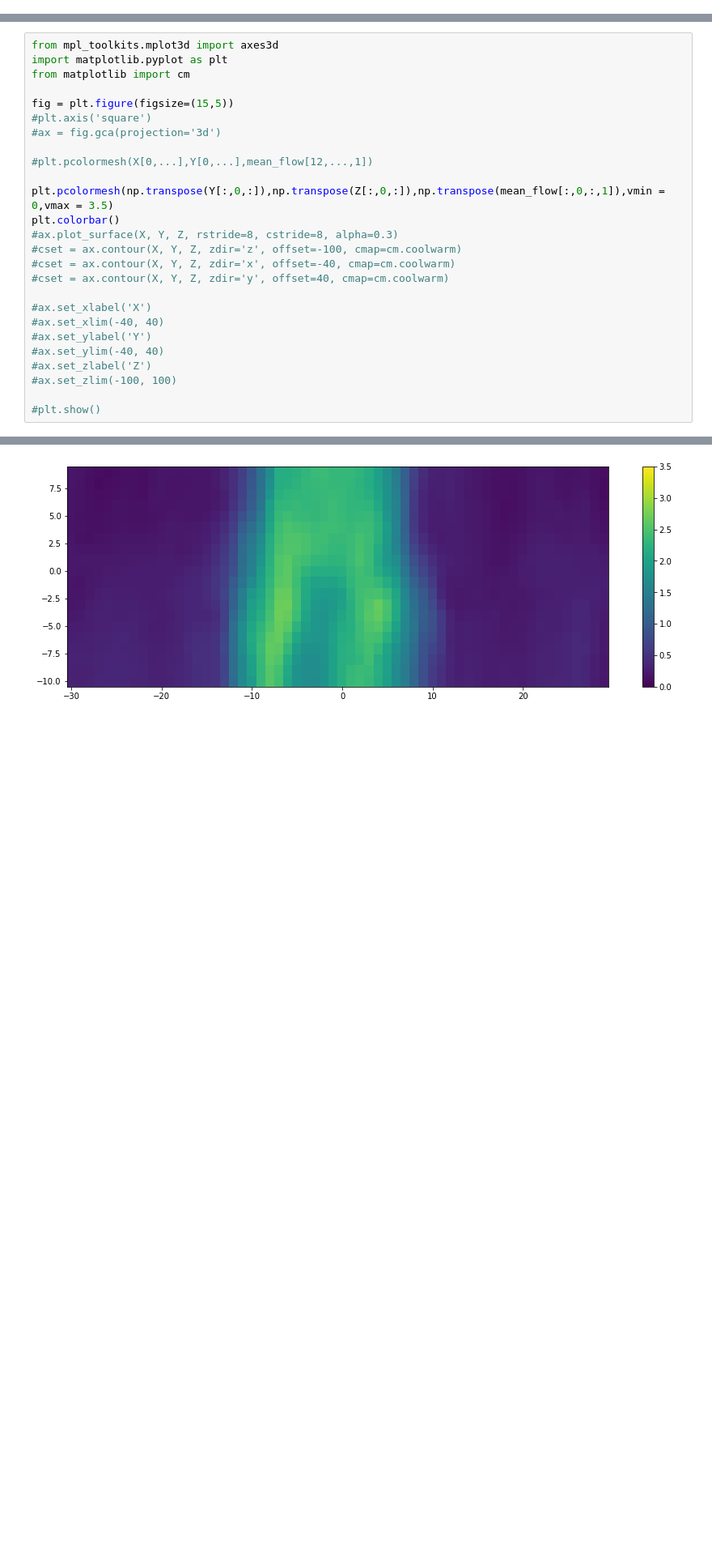
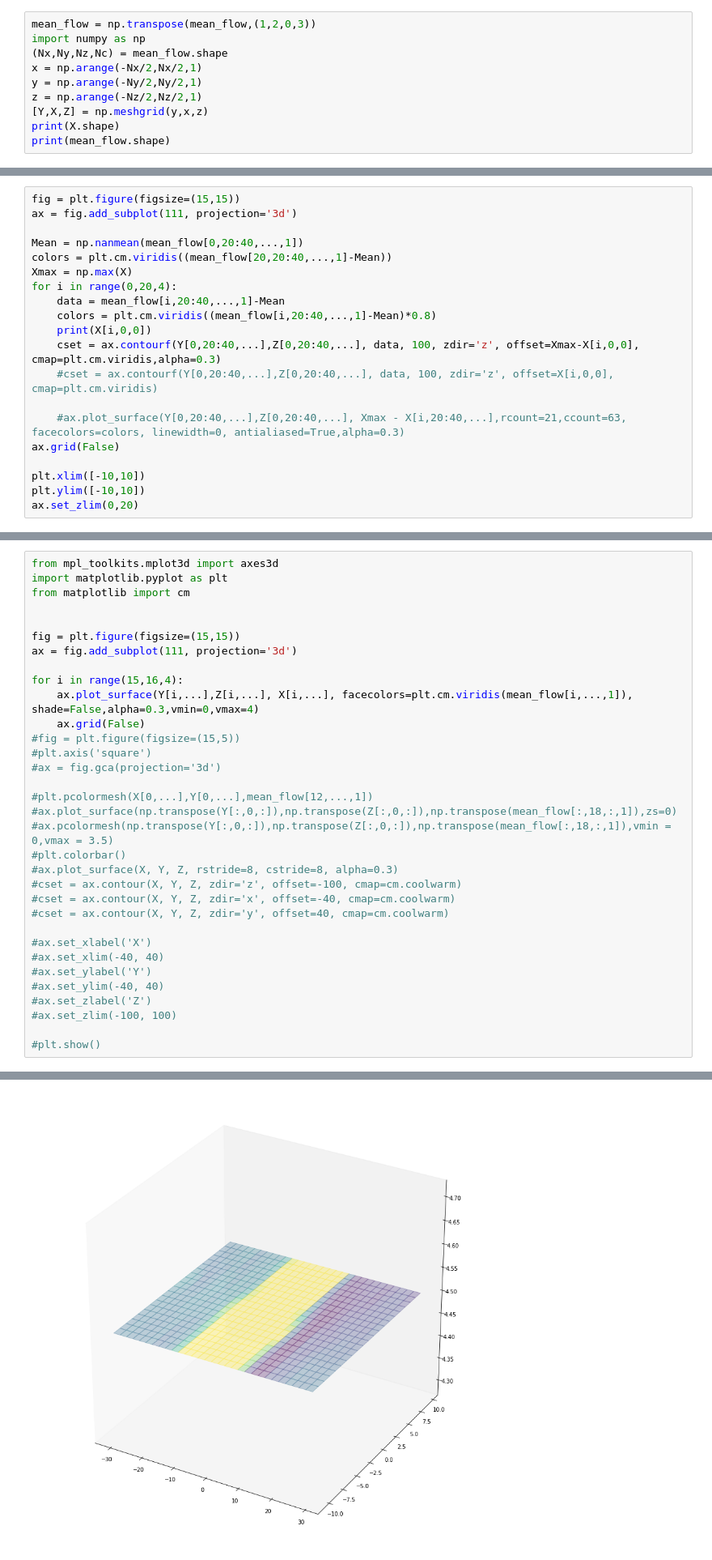
Before and after one commit to PerrardCodes/databook, a Jupyter notebook: Lea/lea/exemple/exemple_3dprocessing_Gaurav.ipynb, the cells around one changed output, grey strips where cells are left out. Shown at 81% size. Saved outputs shown, nothing was run; the diff lists cells and outputs as text; blank space fills up the shorter version.

```diff
--- a/Lea/lea/exemple/exemple_3dprocessing_Gaurav.ipynb
+++ b/Lea/lea/exemple/exemple_3dprocessing_Gaurav.ipynb
@@ -86,3 +91,13 @@ print(X.shape)
 mean_flow.shape
 # %% [output]
 (21, 21, 61, 2)
+# %%
+mean_flow = np.transpose(mean_flow,(1,2,0,3))
+import numpy as np
+(Nx,Ny,Nz,Nc) = mean_flow.shape
+x = np.arange(-Nx/2,Nx/2,1)
+y = np.arange(-Ny/2,Ny/2,1)
+z = np.arange(-Nz/2,Nz/2,1)
+[Y,X,Z] = np.meshgrid(y,x,z)
+print(X.shape)
+print(mean_flow.shape)
@@ -116,0 +156,20 @@ f.close()
+# %%
+fig = plt.figure(figsize=(15,15))
+ax = fig.add_subplot(111, projection='3d')
+
+Mean = np.nanmean(mean_flow[0,20:40,...,1])
+colors = plt.cm.viridis((mean_flow[20,20:40,...,1]-Mean))
+Xmax = np.max(X)
+for i in range(0,20,4):
+    data = mean_flow[i,20:40,...,1]-Mean
+    colors = plt.cm.viridis((mean_flow[i,20:40,...,1]-Mean)*0.8)
+    print(X[i,0,0])
+    cset = ax.contourf(Y[0,20:40,...],Z[0,20:40,...], data, 100, zdir='z', offset=Xmax-X[i,0,0], cmap=plt.cm.viridis,alpha=0.3)
+    #cset = ax.contourf(Y[0,20:40,...],Z[0,20:40,...], data, 100, zdir='z', offset=X[i,0,0], cmap=plt.cm.viridis)
+
+    #ax.plot_surface(Y[0,20:40,...],Z[0,20:40,...], Xmax - X[i,20:40,...],rcount=21,ccount=63, facecolors=colors, linewidth=0, antialiased=True,alpha=0.3)
+ax.grid(False)
+
+plt.xlim([-10,10])
+plt.ylim([-10,10])
+ax.set_zlim(0,20)
@@ -119,14 +199,21 @@ from mpl_toolkits.mplot3d import axes3d
 import matplotlib.pyplot as plt
 from matplotlib import cm
 
-fig = plt.figure(figsize=(15,5))
+
+fig = plt.figure(figsize=(15,15))
+ax = fig.add_subplot(111, projection='3d')
+
+for i in range(15,16,4):
+    ax.plot_surface(Y[i,...],Z[i,...], X[i,...], facecolors=plt.cm.viridis(mean_flow[i,...,1]), shade=False,alpha=0.3,vmin=0,vmax=4)
+    ax.grid(False)
+#fig = plt.figure(figsize=(15,5))
 #plt.axis('square')
 #ax = fig.gca(projection='3d')
 
 #plt.pcolormesh(X[0,...],Y[0,...],mean_flow[12,...,1])
-
-plt.pcolormesh(np.transpose(Y[:,0,:]),np.transpose(Z[:,0,:]),np.transpose(mean_flow[:,0,:,1]),vmin = 0,vmax = 3.5)
-plt.colorbar()
+#ax.plot_surface(np.transpose(Y[:,0,:]),np.transpose(Z[:,0,:]),np.transpose(mean_flow[:,18,:,1]),zs=0)
+#ax.pcolormesh(np.transpose(Y[:,0,:]),np.transpose(Z[:,0,:]),np.transpose(mean_flow[:,18,:,1]),vmin = 0,vmax = 3.5)
+#plt.colorbar()
 #ax.plot_surface(X, Y, Z, rstride=8, cstride=8, alpha=0.3)
 #cset = ax.contour(X, Y, Z, zdir='z', offset=-100, cmap=cm.coolwarm)
 #cset = ax.contour(X, Y, Z, zdir='x', offset=-40, cmap=cm.coolwarm)
@@ -145 +231 @@ plt.colorbar()
-[figure, old version]
+[figure, new version]
```
Also changed, not shown: parts of 14 cells of this notebook.
